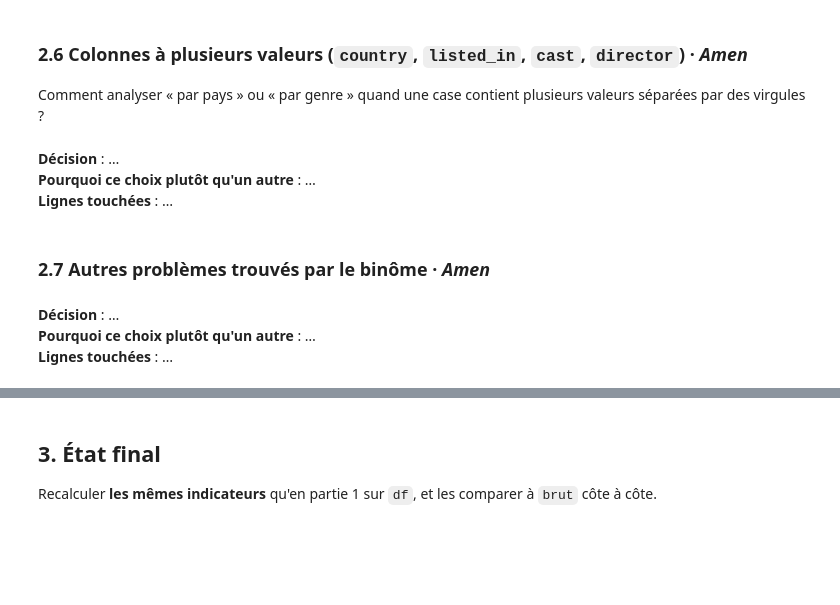
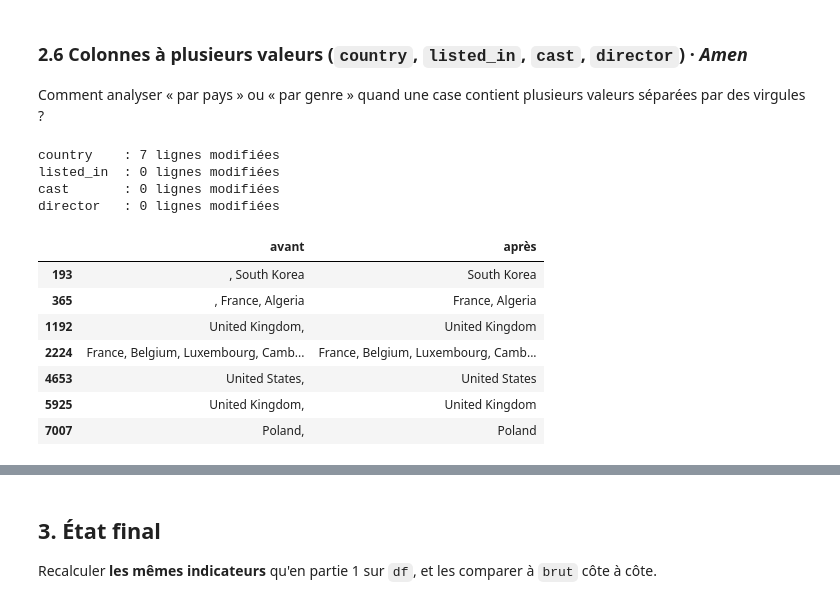
Before and after one commit to Omotolaaa7/ama-binome08-netflix, a Jupyter notebook: notebooks/nettoyage_netflix_binome08.ipynb, the cells around one changed output, grey strips where cells are left out. Cells and saved outputs as stored; diff of their text form; code cells hidden in the pictures; blank space fills up the shorter version.

Commit message:
Parties 2.5 à 2.7 : manquants, colonnes multi-valeurs, autres problèmes

```diff
--- a/notebooks/nettoyage_netflix_binome08.ipynb
+++ b/notebooks/nettoyage_netflix_binome08.ipynb
@@ -550,0 +545,18 @@ Imputer, supprimer ou marquer ? Un vide peut être une vraie information (ex. pa
+# %%
+# Pour director, cast et country : combien de lignes perdrait-on si on supprimait les cases vides ?
+cols = ["director", "cast", "country"]
+vides = df[cols].isna().sum()
+print(pd.DataFrame({"lignes_perdues": vides, "pct": (vides / len(df) * 100).round(1)}))
+
+# Et si on supprimait toute ligne qui a au moins un de ces trois vides ?
+une_colonne_vide = df[cols].isna().any(axis=1).sum()
+print(f"\nAu moins un des trois vides : {une_colonne_vide} lignes ({une_colonne_vide / len(df):.1%})")
+
+# Le vide dépend-il du type ? % de cases vides, pour les films puis pour les séries
+print("\n% de cases vides selon le type :")
+print((df[cols].isna().groupby(df["type"]).mean() * 100).round(1))
+
+# On garde toutes les lignes et on écrit « Non renseigné » à la place du vide
+touchees = df[cols].isna().sum()
+df[cols] = df[cols].fillna("Non renseigné")
+print("\nLignes touchées :", touchees.to_dict(), "| vides restants :", int(df[cols].isna().sum().sum()))
@@ -557,6 +612,0 @@ Comment analyser « par pays » ou « par genre » quand une case contient plusi
-# %% [markdown]
-**Décision** : …
-**Pourquoi ce choix plutôt qu'un autre** : …
-**Lignes touchées** : …
-# %% [markdown]
-### 2.7 Autres problèmes trouvés par le binôme · *Amen*
@@ -565,4 +613,28 @@ Comment analyser « par pays » ou « par genre » quand une case contient plusi
-# %% [markdown]
-**Décision** : …
-**Pourquoi ce choix plutôt qu'un autre** : …
-**Lignes touchées** : …
+# %%
+# On découpe chaque case sur la virgule, on retire les morceaux vides (« Poland, » donne « Poland » et un morceau vide),
+# puis on recolle avec le même séparateur partout : une virgule et une espace
+def normaliser(s):
+    morceaux = s.str.split(",").map(lambda l: [x.strip() for x in l if x.strip()] if isinstance(l, list) else l)
+    return morceaux.map(lambda l: ", ".join(l) if isinstance(l, list) and l else np.nan)
+
+for c in ["country", "listed_in", "cast", "director"]:
+    avant = df[c].copy()
+    df[c] = normaliser(df[c])
+    print(f"{c:10} : {int((avant.notna() & (avant != df[c])).sum())} lignes modifiées")
+
+# Les 7 pays avec une virgule en trop (repérés en 1.4), avant et après
+mal_places = brut["country"].str.contains(r"^,|,$", na=False)
+pd.DataFrame({"avant": brut.loc[mal_places, "country"], "après": df.loc[mal_places, "country"]})
+# %% [output]
+country    : 7 lignes modifiées
+listed_in  : 0 lignes modifiées
+cast       : 0 lignes modifiées
+director   : 0 lignes modifiées
+|  | avant | après |
+| 193 | , South Korea | South Korea |
+| 365 | , France, Algeria | France, Algeria |
+| 1192 | United Kingdom, | United Kingdom |
+| 2224 | France, Belgium, Luxembourg, Camb... | France, Belgium, Luxembourg, Camb... |
+| 4653 | United States, | United States |
+| 5925 | United Kingdom, | United Kingdom |
+| 7007 | Poland, | Poland |
```
Also changed, not shown: parts of 22 cells of this notebook, 3 other files.
